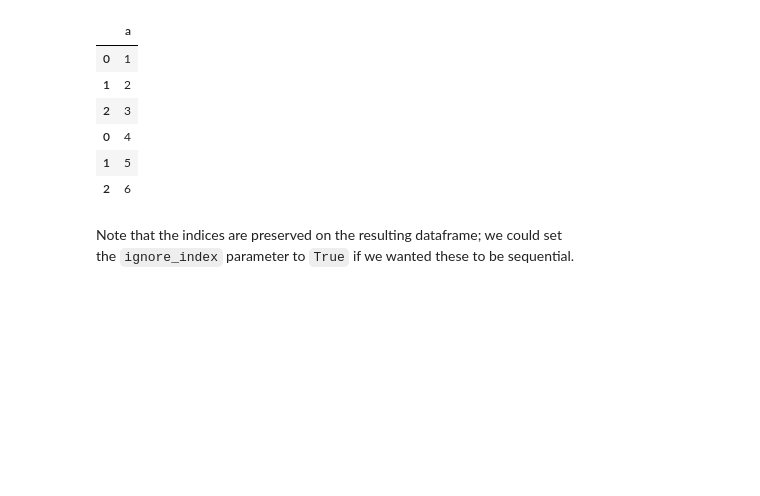
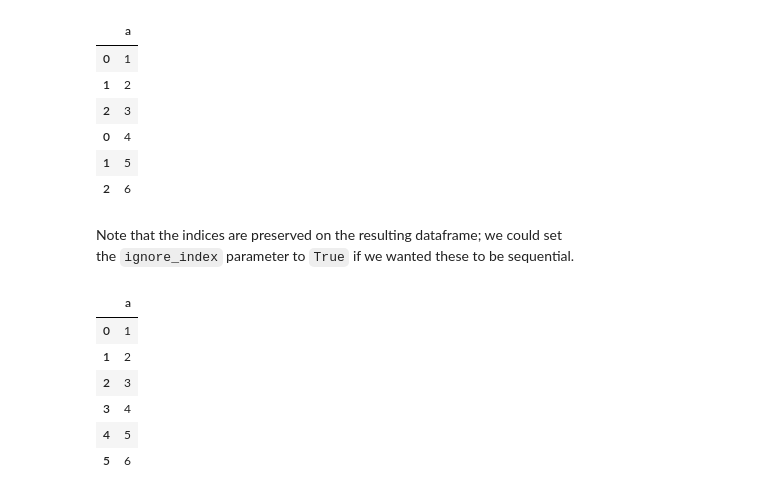
Before and after one commit to RichardAlcabes22/codeup_review, a Jupyter notebook: 3-data_science_libraries/00_pandas_adv_dataframes_lesson.ipynb, the cells around one changed output. Saved outputs shown, nothing was run; the diff lists cells and outputs as text; code cells hidden in the pictures; blank space fills up the shorter version.

```diff
--- a/3-data_science_libraries/00_pandas_adv_dataframes_lesson.ipynb
+++ b/3-data_science_libraries/00_pandas_adv_dataframes_lesson.ipynb
@@ -445,3 +445,14 @@ pd.concat([df1,df2])
 | 2 | 6 |
 # %% [markdown]
 Note that the indices are preserved on the resulting dataframe; we could set the `ignore_index` parameter to `True` if we wanted these to be sequential.
+# %%
+concat_df1 = pd.concat([df1, df2], ignore_index=True)
+concat_df1
+# %% [output]
+|  | a |
+| 0 | 1 |
+| 1 | 2 |
+| 2 | 3 |
+| 3 | 4 |
+| 4 | 5 |
+| 5 | 6 |
```
Also changed, not shown: parts of 2 cells of this notebook.
